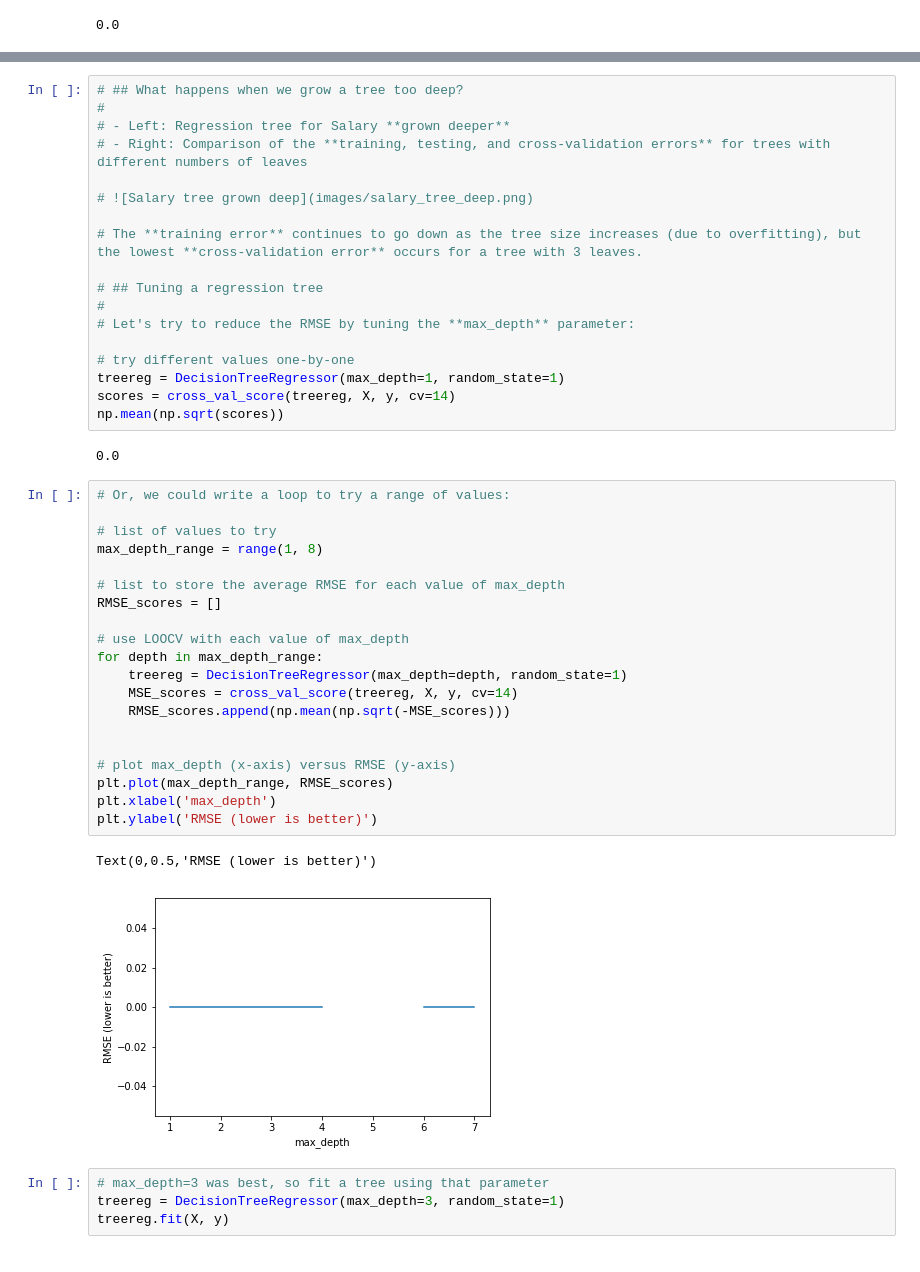
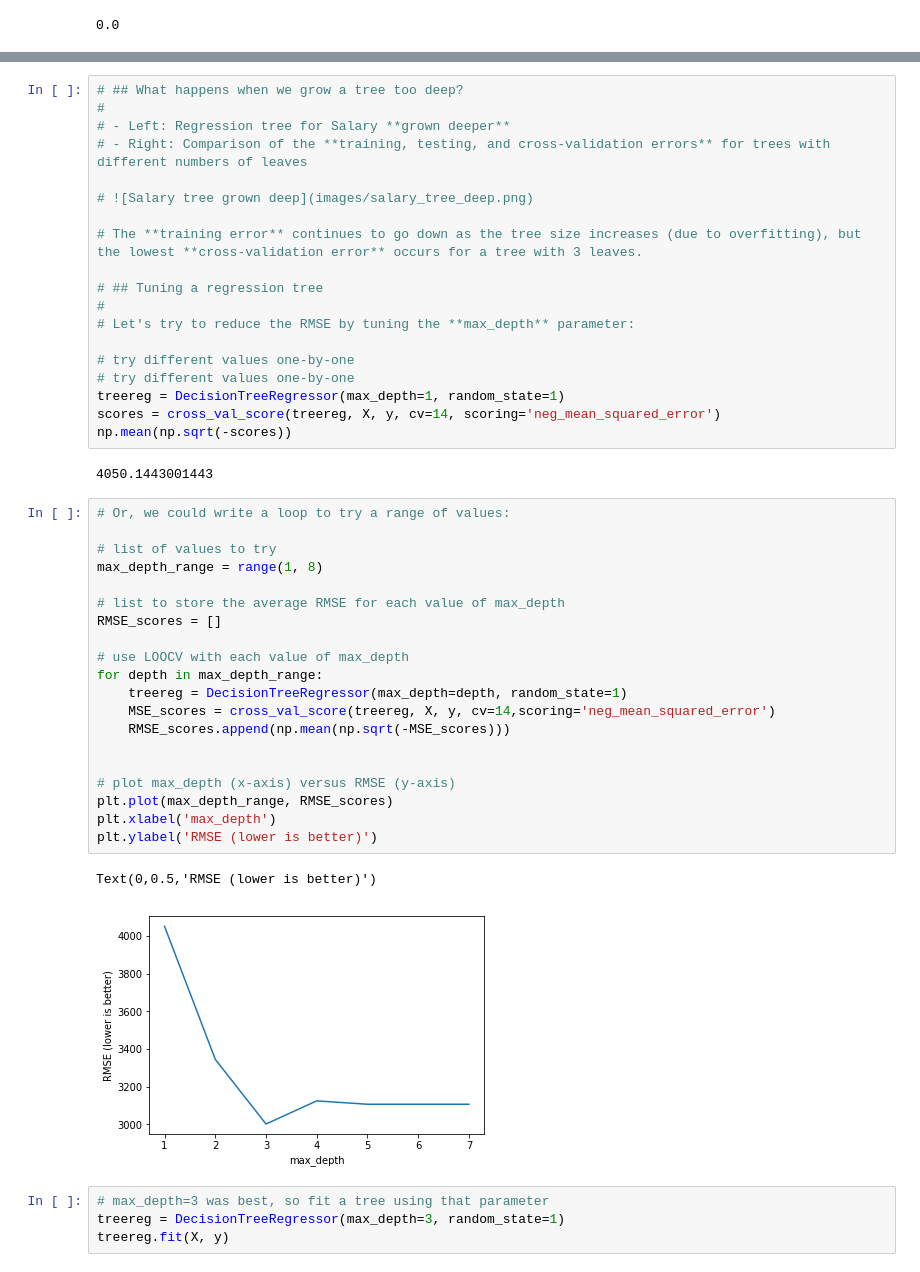
Before and after one commit to Know-Shaon/PYTHON, a Jupyter notebook: DecisionTrees.ipynb, the cells around one changed output, grey strips where cells are left out. Drawn from its saved outputs; the diff is of its cells as text.

```diff
--- a/DecisionTrees.ipynb
+++ b/DecisionTrees.ipynb
@@ -232,34 +233,35 @@ np.mean(np.sqrt(scores))
 # Let's try to reduce the RMSE by tuning the **max_depth** parameter:
 
 # try different values one-by-one
+# try different values one-by-one
 treereg = DecisionTreeRegressor(max_depth=1, random_state=1)
-scores = cross_val_score(treereg, X, y, cv=14)
-np.mean(np.sqrt(scores))
+scores = cross_val_score(treereg, X, y, cv=14, scoring='neg_mean_squared_error')
+np.mean(np.sqrt(-scores))
 # %% [output]
-0.0
+4050.1443001443
 # %%
 # Or, we could write a loop to try a range of values:
 
 # list of values to try
 max_depth_range = range(1, 8)
 
 # list to store the average RMSE for each value of max_depth
 RMSE_scores = []
 
 # use LOOCV with each value of max_depth
 for depth in max_depth_range:
     treereg = DecisionTreeRegressor(max_depth=depth, random_state=1)
-    MSE_scores = cross_val_score(treereg, X, y, cv=14)
+    MSE_scores = cross_val_score(treereg, X, y, cv=14,scoring='neg_mean_squared_error')
     RMSE_scores.append(np.mean(np.sqrt(-MSE_scores)))
 
 
 # plot max_depth (x-axis) versus RMSE (y-axis)
 plt.plot(max_depth_range, RMSE_scores)
 plt.xlabel('max_depth')
 plt.ylabel('RMSE (lower is better)')
 # %% [output]
 Text(0,0.5,'RMSE (lower is better)')
-[figure, old version]
+[figure, new version]
 # %%
 # max_depth=3 was best, so fit a tree using that parameter
 treereg = DecisionTreeRegressor(max_depth=3, random_state=1)
```
Also changed, not shown: parts of 3 cells of this notebook, 1 other file.
